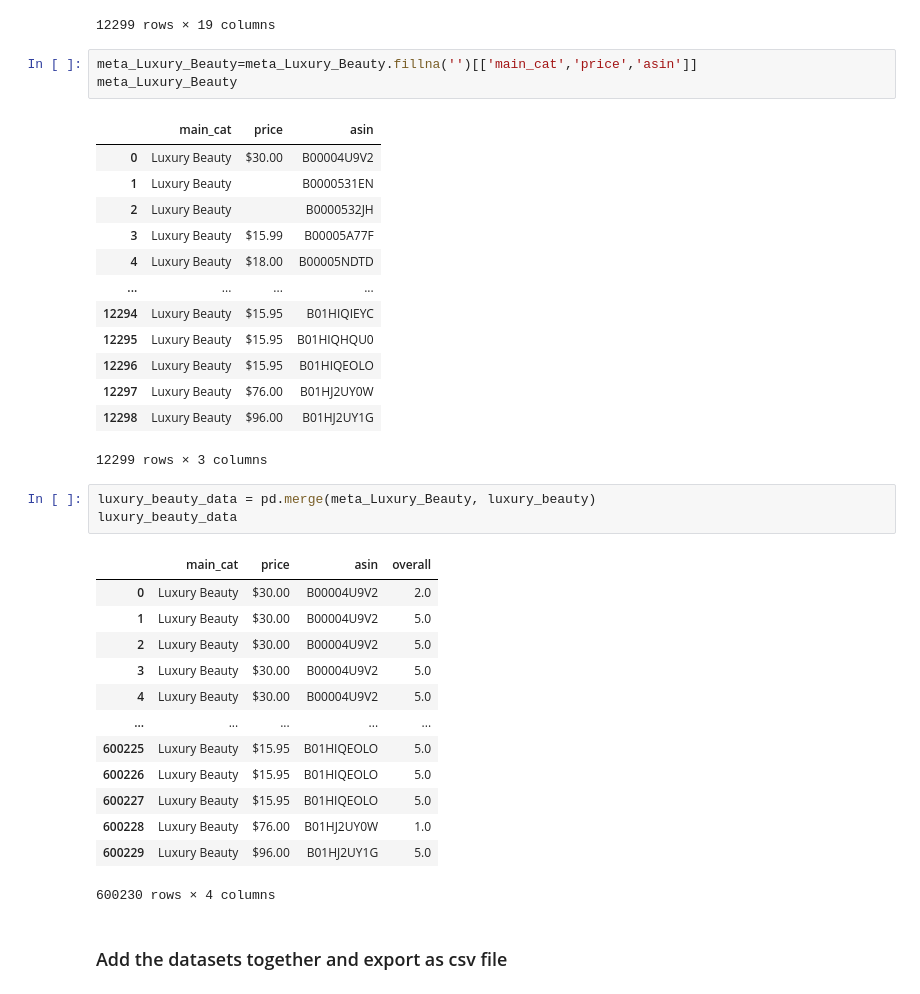
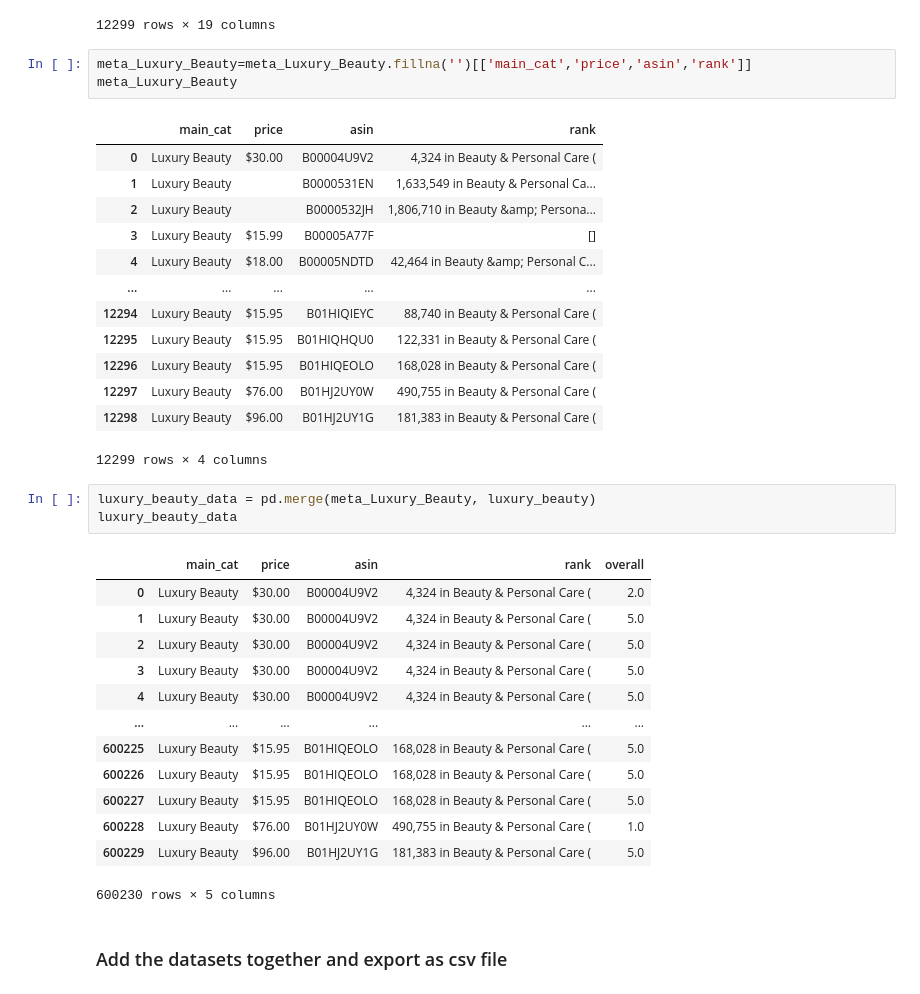
Before and after one commit to anhndq01/ECON-326-Project, a Jupyter notebook: parse_and_clean_meta_data.ipynb, the cells around one changed output. Cells and saved outputs as stored; diff of their text form.

```diff
--- a/parse_and_clean_meta_data.ipynb
+++ b/parse_and_clean_meta_data.ipynb
@@ -203,39 +203,39 @@ meta_Luxury_Beauty
 | 12298 | [] |  | [I Love Juicy Couture Eau De Parf... |  | Juicy Couture I Love Juicy Coutur... | [B071NZZW3K] |  |  | [] | 181,383 in Beauty & Personal Care ( | ... |
 12299 rows × 19 columns
 # %%
-meta_Luxury_Beauty=meta_Luxury_Beauty.fillna('')[['main_cat','price','asin']]
+meta_Luxury_Beauty=meta_Luxury_Beauty.fillna('')[['main_cat','price','asin','rank']]
 meta_Luxury_Beauty
 # %% [output]
-|  | main_cat | price | asin |
-| 0 | Luxury Beauty | $30.00 | B00004U9V2 |
-| 1 | Luxury Beauty |  | B0000531EN |
-| 2 | Luxury Beauty |  | B0000532JH |
-| 3 | Luxury Beauty | $15.99 | B00005A77F |
-| 4 | Luxury Beauty | $18.00 | B00005NDTD |
-| ... | ... | ... | ... |
-| 12294 | Luxury Beauty | $15.95 | B01HIQIEYC |
-| 12295 | Luxury Beauty | $15.95 | B01HIQHQU0 |
-| 12296 | Luxury Beauty | $15.95 | B01HIQEOLO |
-| 12297 | Luxury Beauty | $76.00 | B01HJ2UY0W |
-| 12298 | Luxury Beauty | $96.00 | B01HJ2UY1G |
+|  | main_cat | price | asin | rank |
+| 0 | Luxury Beauty | $30.00 | B00004U9V2 | 4,324 in Beauty & Personal Care ( |
+| 1 | Luxury Beauty |  | B0000531EN | 1,633,549 in Beauty & Personal Ca... |
+| 2 | Luxury Beauty |  | B0000532JH | 1,806,710 in Beauty &amp; Persona... |
+| 3 | Luxury Beauty | $15.99 | B00005A77F | [] |
+| 4 | Luxury Beauty | $18.00 | B00005NDTD | 42,464 in Beauty &amp; Personal C... |
+| ... | ... | ... | ... | ... |
+| 12294 | Luxury Beauty | $15.95 | B01HIQIEYC | 88,740 in Beauty & Personal Care ( |
+| 12295 | Luxury Beauty | $15.95 | B01HIQHQU0 | 122,331 in Beauty & Personal Care ( |
+| 12296 | Luxury Beauty | $15.95 | B01HIQEOLO | 168,028 in Beauty & Personal Care ( |
+| 12297 | Luxury Beauty | $76.00 | B01HJ2UY0W | 490,755 in Beauty & Personal Care ( |
+| 12298 | Luxury Beauty | $96.00 | B01HJ2UY1G | 181,383 in Beauty & Personal Care ( |
-12299 rows × 3 columns
+12299 rows × 4 columns
 # %%
 luxury_beauty_data = pd.merge(meta_Luxury_Beauty, luxury_beauty)
 luxury_beauty_data
 # %% [output]
-|  | main_cat | price | asin | overall |
-| 0 | Luxury Beauty | $30.00 | B00004U9V2 | 2.0 |
-| 1 | Luxury Beauty | $30.00 | B00004U9V2 | 5.0 |
-| 2 | Luxury Beauty | $30.00 | B00004U9V2 | 5.0 |
-| 3 | Luxury Beauty | $30.00 | B00004U9V2 | 5.0 |
-| 4 | Luxury Beauty | $30.00 | B00004U9V2 | 5.0 |
-| ... | ... | ... | ... | ... |
-| 600225 | Luxury Beauty | $15.95 | B01HIQEOLO | 5.0 |
-| 600226 | Luxury Beauty | $15.95 | B01HIQEOLO | 5.0 |
-| 600227 | Luxury Beauty | $15.95 | B01HIQEOLO | 5.0 |
-| 600228 | Luxury Beauty | $76.00 | B01HJ2UY0W | 1.0 |
-| 600229 | Luxury Beauty | $96.00 | B01HJ2UY1G | 5.0 |
+|  | main_cat | price | asin | rank | overall |
+| 0 | Luxury Beauty | $30.00 | B00004U9V2 | 4,324 in Beauty & Personal Care ( | 2.0 |
+| 1 | Luxury Beauty | $30.00 | B00004U9V2 | 4,324 in Beauty & Personal Care ( | 5.0 |
+| 2 | Luxury Beauty | $30.00 | B00004U9V2 | 4,324 in Beauty & Personal Care ( | 5.0 |
+| 3 | Luxury Beauty | $30.00 | B00004U9V2 | 4,324 in Beauty & Personal Care ( | 5.0 |
+| 4 | Luxury Beauty | $30.00 | B00004U9V2 | 4,324 in Beauty & Personal Care ( | 5.0 |
+| ... | ... | ... | ... | ... | ... |
+| 600225 | Luxury Beauty | $15.95 | B01HIQEOLO | 168,028 in Beauty & Personal Care ( | 5.0 |
+| 600226 | Luxury Beauty | $15.95 | B01HIQEOLO | 168,028 in Beauty & Personal Care ( | 5.0 |
+| 600227 | Luxury Beauty | $15.95 | B01HIQEOLO | 168,028 in Beauty & Personal Care ( | 5.0 |
+| 600228 | Luxury Beauty | $76.00 | B01HJ2UY0W | 490,755 in Beauty & Personal Care ( | 1.0 |
+| 600229 | Luxury Beauty | $96.00 | B01HJ2UY1G | 181,383 in Beauty & Personal Care ( | 5.0 |
-600230 rows × 4 columns
+600230 rows × 5 columns
 # %% [markdown]
 ### Add the datasets together and export as csv file
 # %%
```
Also changed, not shown: parts of 4 cells of this notebook, 4 other files.
